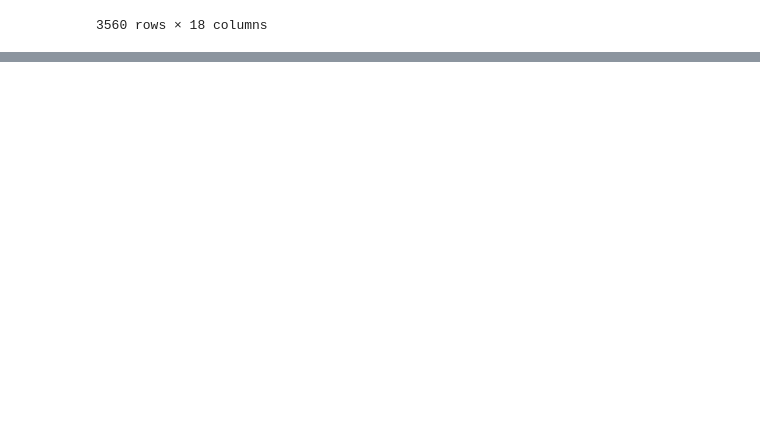
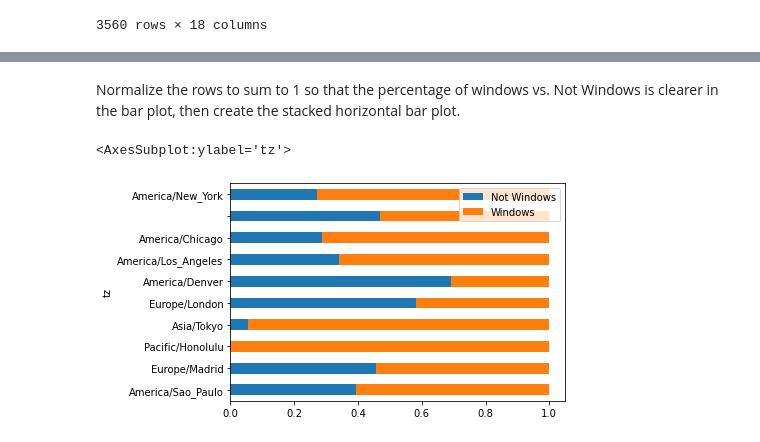
Before and after one commit to angcylau/ICS434, a Jupyter notebook: module_2/experience-1/experience-read-explore-data.ipynb, the cells around one changed output, grey strips where cells are left out. Drawn from its saved outputs; the diff is of its cells as text; code cells hidden in the pictures; blank space fills up the shorter version.

```diff
--- a/module_2/experience-1/experience-read-explore-data.ipynb
+++ b/module_2/experience-1/experience-read-explore-data.ipynb
@@ -94,0 +56,4 @@ Name: tz, dtype: int64
+# %%
+cframe = frame[frame.a.notnull()]
+os = np.where(cframe['a'].str.contains('Windows'), 'Windows', 'Not Windows')
+os[:10]
@@ -94,0 +66,4 @@ Name: tz, dtype: int64
+# %%
+by_tz_os = cframe.groupby(['tz', os])
+agg_counts = by_tz_os.size().unstack().fillna(0)
+agg_counts
@@ -94,0 +87,3 @@ Name: tz, dtype: int64
+# %%
+indexer = agg_counts.sum(1).argsort()
+indexer
@@ -94,0 +106,3 @@ Name: tz, dtype: int64
+# %%
+count_subset = agg_counts.take(indexer)[-10:]
+count_subset
@@ -94,0 +122,8 @@ Name: tz, dtype: int64
+# %% [markdown]
+Normalize the rows to sum to 1 so that the percentage of windows vs. Not Windows is clearer in the bar plot, then create the stacked horizontal bar plot.
+# %%
+normed_subset = count_subset.div(count_subset.sum(1), axis=0)
+normed_subset.plot(kind='barh', stacked=True)
+# %% [output]
+<AxesSubplot:ylabel='tz'>
+[figure, added]
```
Also changed, not shown: parts of 16 cells of this notebook.
